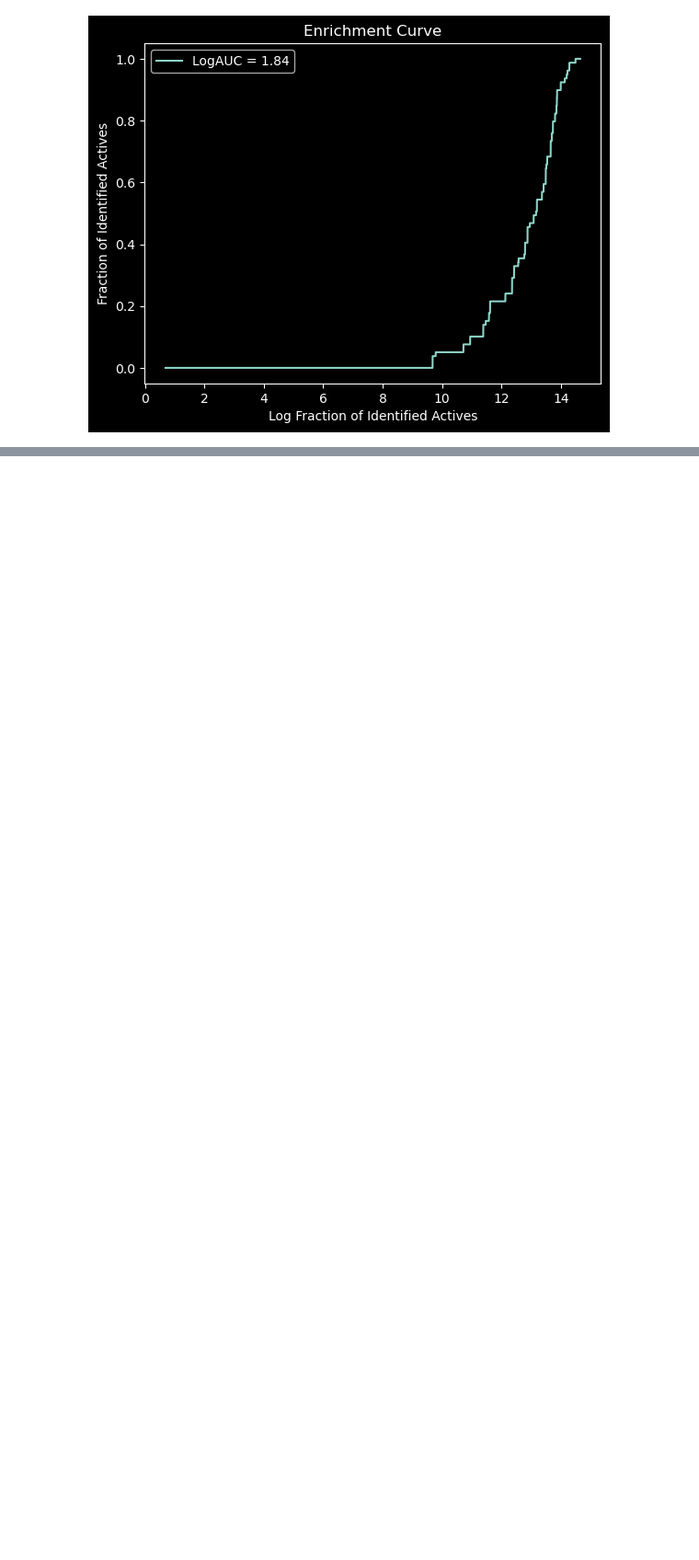
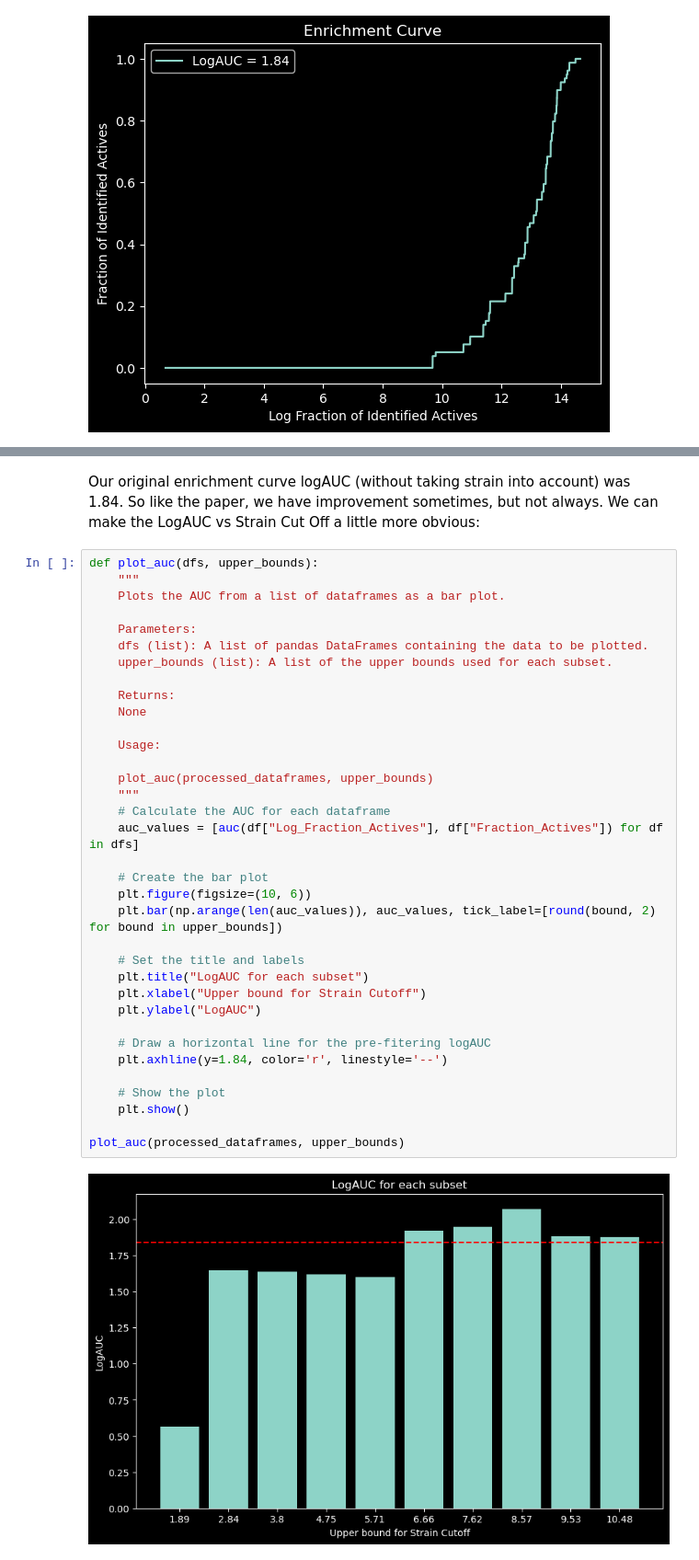
Before and after one commit to DKchemistry/LigBoundConfData, a Jupyter notebook: OPRK1.ipynb, the cells around one changed output, grey strips where cells are left out. Shown: that part at 92% size. Saved outputs shown, nothing was run; the diff lists cells and outputs as text; blank space fills up the shorter version.

```diff
--- a/OPRK1.ipynb
+++ b/OPRK1.ipynb
@@ -313,0 +601,39 @@ Now I need to figure out how the authors calculated their &Delta;LogAUC
+# %% [markdown]
+Our original enrichment curve logAUC (without taking strain into account) was 1.84. So like the paper, we have improvement sometimes, but not always. We can make the LogAUC vs Strain Cut Off a little more obvious:
+# %%
+def plot_auc(dfs, upper_bounds):
+    """
+    Plots the AUC from a list of dataframes as a bar plot.
+
+    Parameters:
+    dfs (list): A list of pandas DataFrames containing the data to be plotted.
+    upper_bounds (list): A list of the upper bounds used for each subset.
+
+    Returns:
+    None
+
+    Usage:
+
+    plot_auc(processed_dataframes, upper_bounds)
+    """
+    # Calculate the AUC for each dataframe
+    auc_values = [auc(df["Log_Fraction_Actives"], df["Fraction_Actives"]) for df in dfs]
+
+    # Create the bar plot
+    plt.figure(figsize=(10, 6))
+    plt.bar(np.arange(len(auc_values)), auc_values, tick_label=[round(bound, 2) for bound in upper_bounds])
+
+    # Set the title and labels
+    plt.title("LogAUC for each subset")
+    plt.xlabel("Upper bound for Strain Cutoff")
+    plt.ylabel("LogAUC")
+
+    # Draw a horizontal line for the pre-fitering logAUC
+    plt.axhline(y=1.84, color='r', linestyle='--')
+
+    # Show the plot
+    plt.show()
+
+plot_auc(processed_dataframes, upper_bounds)
+# %% [output]
+[figure, added]
```
Also changed, not shown: parts of 11 cells of this notebook, 1 other file.
